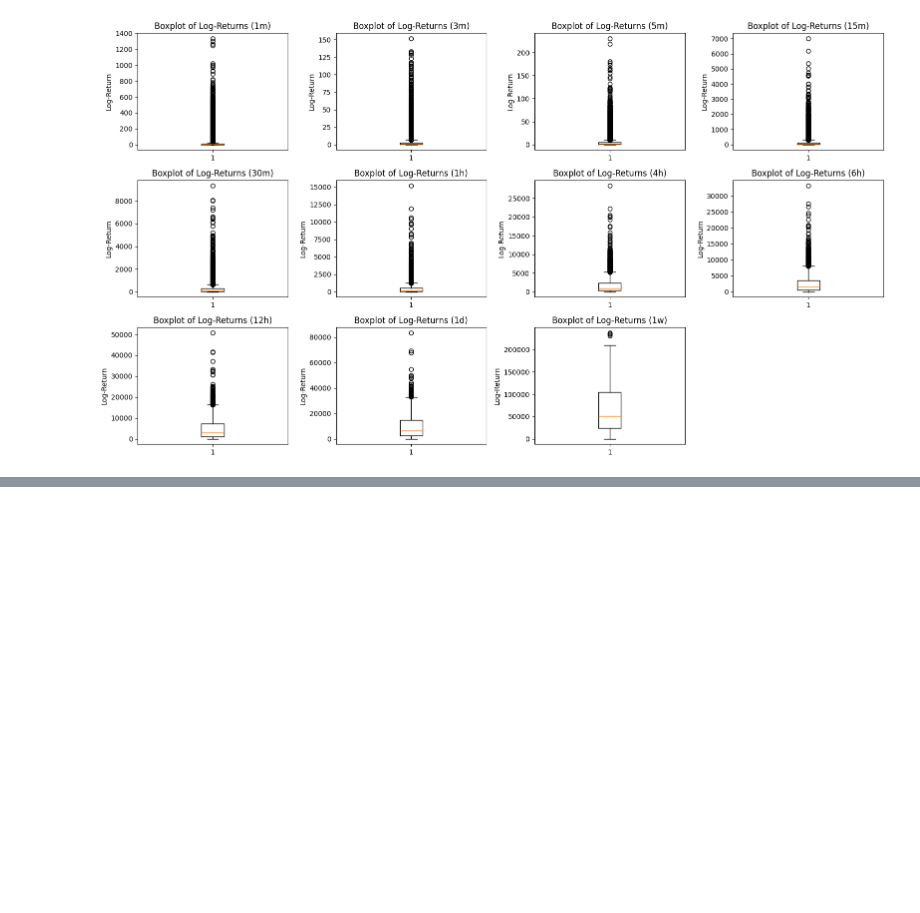
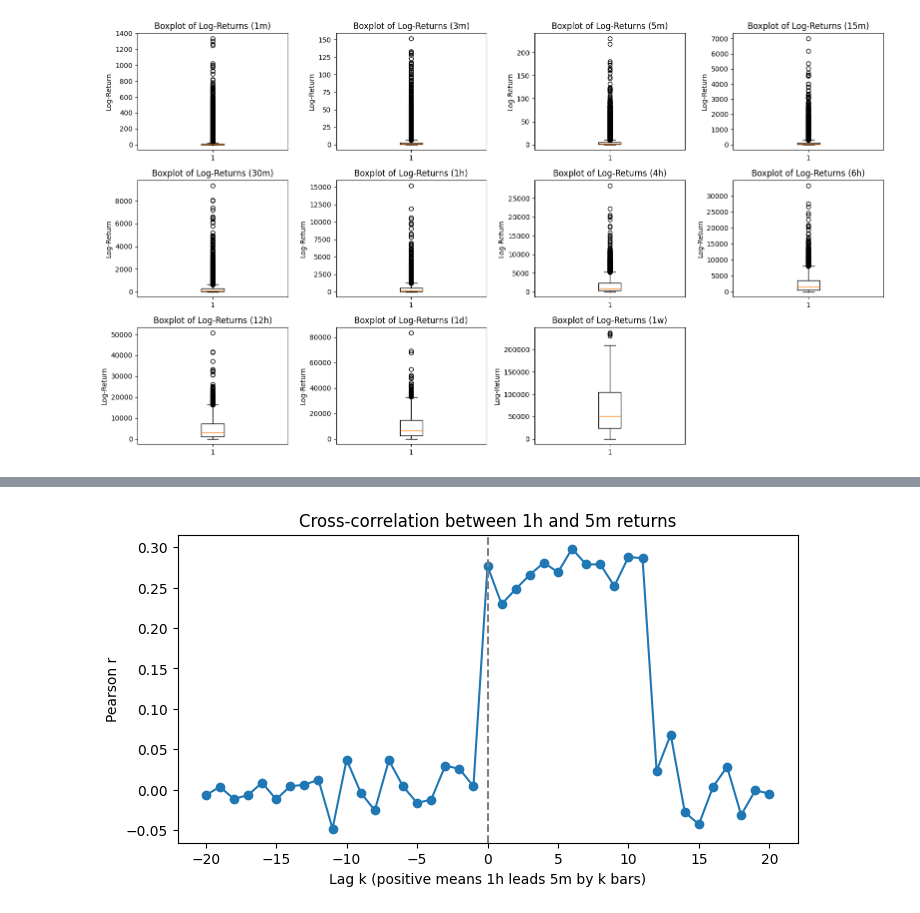
Before and after one commit to dleeim/coracle, a Jupyter notebook: src/EDA_BTCUSDT-bybit-perp.ipynb, the cells around one changed output, grey strips where cells are left out. Drawn from its saved outputs; the diff is of its cells as text; code cells hidden in the pictures; blank space fills up the shorter version.

```diff
--- a/src/EDA_BTCUSDT-bybit-perp.ipynb
+++ b/src/EDA_BTCUSDT-bybit-perp.ipynb
@@ -510,0 +458,14 @@ Series([], Name: close, dtype: float64)
+# %%
+rets = {}
+for tf in timeframes:
+    df = ohlcv[tf]
+    rets[tf] = np.log(df['close'] / df['close'].shift(1)).dropna()
+
+# 1) Correlation matrices
+rets_df = pd.DataFrame(rets)  # align on timestamp, NaNs where missing
+
+pearson_corr = rets_df.corr(method='pearson')
+spearman_corr = rets_df.corr(method='spearman')
+
+print("=== Pearson Correlation Matrix ===")
+pearson_corr
@@ -510,0 +545,26 @@ Series([], Name: close, dtype: float64)
+# %%
+# Optionally, plot it to see the peak
+cc_1h_5m.plot(figsize=(8,4), marker='o')
+plt.axvline(0, color='gray', linestyle='--')
+plt.title("Cross-correlation between 1h and 5m returns")
+plt.xlabel("Lag k (positive means 1h leads 5m by k bars)")
+plt.ylabel("Pearson r")
+plt.show()
+
+
+# 4) Automatically pick the strongest lead/lag across all pairs
+results = []
+for tf1 in rets:
+    for tf2 in rets:
+        if tf1 == tf2:
+            continue
+        cc = cross_correlation(rets[tf1], rets[tf2], max_lag=20)
+        best_k = cc.abs().idxmax()
+        results.append({
+            'leader': tf1,
+            'lagger': tf2,
+            'best_lag': best_k,
+            'corr':    cc.loc[best_k]
+        })
+# %% [output]
+[figure, added]
```
Also changed, not shown: parts of 16 cells of this notebook.
